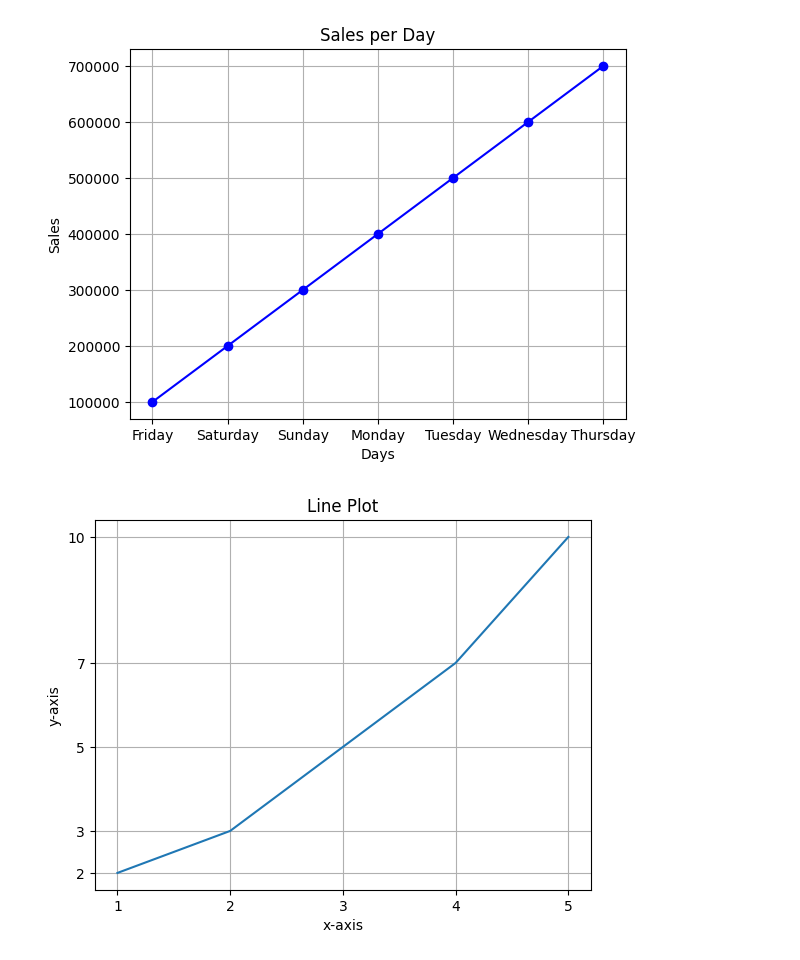
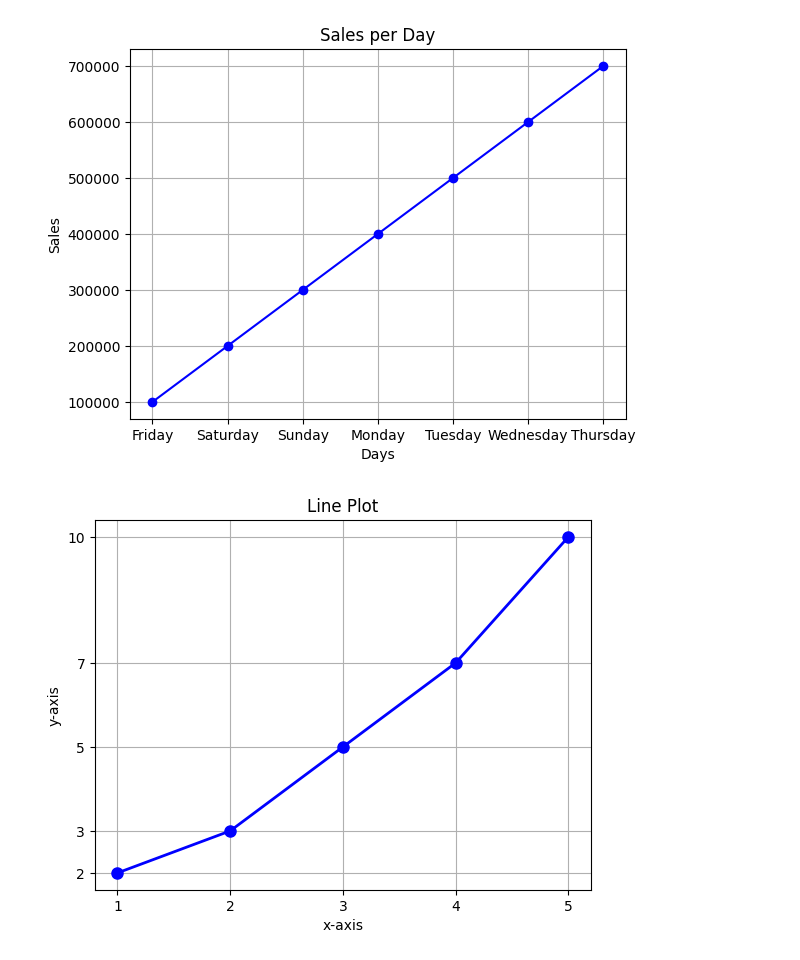
Before and after one commit to faruk950147/Python-A-to-Z, a Jupyter notebook: 07 ML/matplot/main.ipynb, the cells around one changed output. Saved outputs shown, nothing was run; the diff lists cells and outputs as text; code cells hidden in the pictures.

```diff
--- a/07 ML/matplot/main.ipynb
+++ b/07 ML/matplot/main.ipynb
@@ -68,20 +70,20 @@ plt.show()
 # %%
 import matplotlib.pyplot as plt
 import numpy as np
 
 x = np.array([1, 2, 3, 4, 5])
 y = np.array([2, 3, 5, 7, 10])
 
-plt.plot(x, y)
+plt.plot(x, y, marker='o', linestyle='-', color='blue', linewidth=2, markersize=8)
 plt.xlabel('x-axis')
 plt.ylabel('y-axis')
 plt.title('Line Plot')
 plt.grid()
 
 # x-axis and y-axis just integer
 plt.xticks(x)  # x-axis ticks to integer
 plt.yticks(y)  # y-axis ticks to integer
 
 plt.show()
 # %% [output]
-[figure, old version]
+[figure, new version]
```
Also changed, not shown: parts of 6 cells of this notebook.
